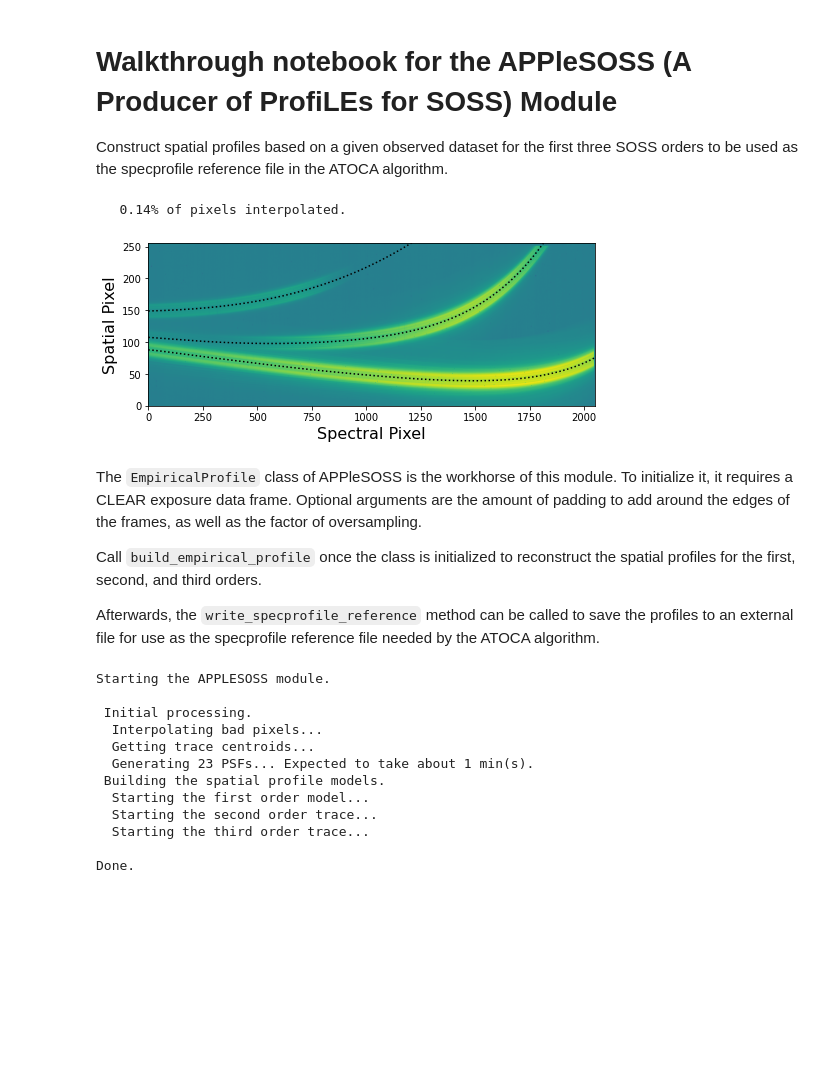
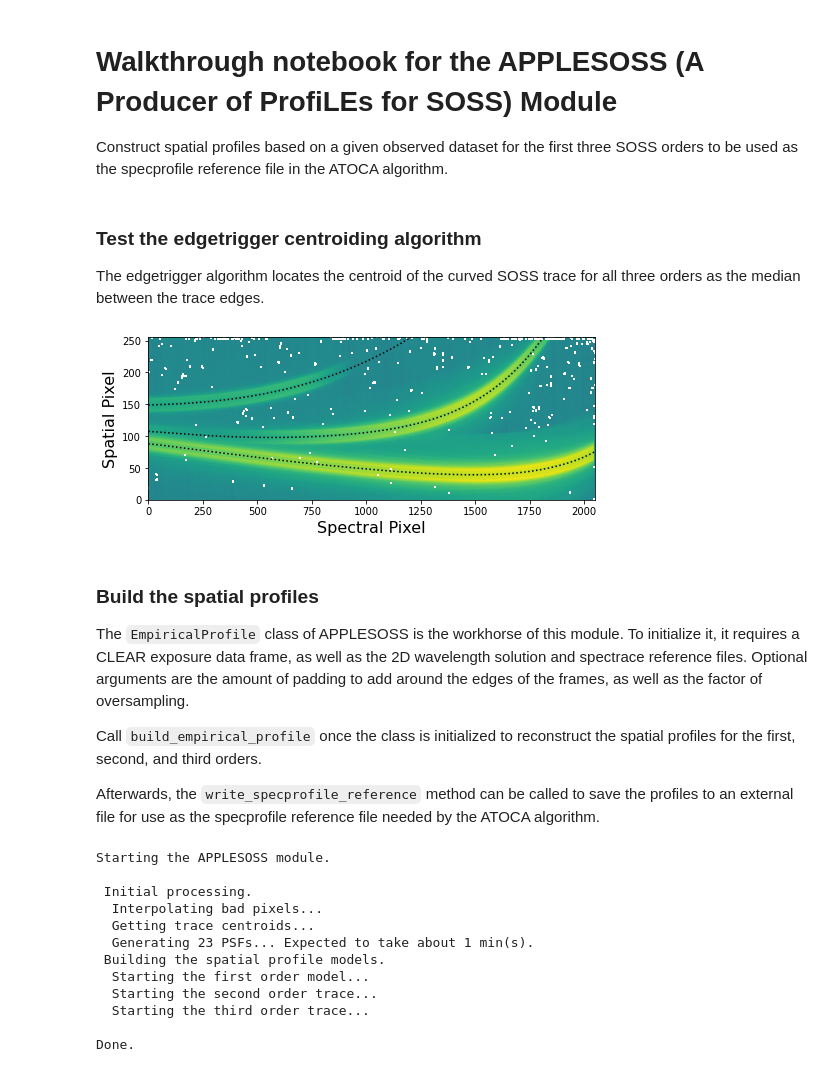
Before and after one commit to radicamc/applesoss, a Jupyter notebook: applesoss_demo.ipynb, the cells around one changed output. Saved outputs shown, nothing was run; the diff lists cells and outputs as text; code cells hidden in the pictures; blank space fills up the shorter version.

Commit message:
minor cleanup and add demo notebook

````diff
--- a/applesoss_demo.ipynb
+++ b/applesoss_demo.ipynb
@@ -1,5 +1,5 @@
 # %% [markdown]
-# Walkthrough notebook for the APPleSOSS (A Producer of ProfiLEs for SOSS) Module
+# Walkthrough notebook for the APPLESOSS (A Producer of ProfiLEs for SOSS) Module
 Construct spatial profiles based on a given observed dataset for the first three SOSS orders to be used as the specprofile reference file in the ATOCA algorithm.
 # %%
 from astropy.io import fits
@@ -14,38 +11,38 @@ from APPLESOSS.applesoss_utils import replace_badpix
+# %% [markdown]
+### Test the edgetrigger centroiding algorithm
+
+The edgetrigger algorithm locates the centroid of the curved SOSS trace for all three orders as the median between the trace edges.
 # %%
 # Open a simulated data set.
 clear = fits.getdata('APPLESOSS/Ref_files/simulated_data.fits', 0)
+spectrace = 'APPLESOSS/Ref_files/jwst_niriss_spectrace_0023.fits'
 
 # Add a floor level so that all pixels are positive.
 floor = np.nanpercentile(clear, 0.1)
 clear -= floor
-
-# Replace bad pixels.
-clear = replace_badpix(clear, verbose=2)
-clear += floor
-# %% [output]
-   0.14% of pixels interpolated.
 # %%
 # Get the trace centroids for all three orders.
-cen = get_soss_centroids(clear, subarray='SUBSTRIP256')
+cen = get_soss_centroids(clear, spectrace, subarray='SUBSTRIP256')
 
 # Plot the data frames
 fig = plt.figure(figsize=(8, 3), facecolor='white')
 plt.imshow(np.log10(clear), origin='lower', aspect='auto')
 plt.plot(cen['order 1']['X centroid'], cen['order 1']['Y centroid'], ls=':', c='black')
 plt.plot(cen['order 2']['X centroid'], cen['order 2']['Y centroid'], ls=':', c='black')
 plt.plot(cen['order 3']['X centroid'], cen['order 3']['Y centroid'], ls=':', c='black')
 
 plt.xlabel('Spectral Pixel', fontsize=16)
 plt.ylabel('Spatial Pixel', fontsize=16)
 plt.ylim(0, 256)
 plt.show()
 
 # Add back the floor level
 clear += floor
 # %% [output]
-[figure, old version]
+[figure, new version]
 # %% [markdown]
-The ```EmpiricalProfile``` class of APPleSOSS is the workhorse of this module. To initialize it, it requires a CLEAR exposure data frame. Optional arguments are the amount of padding to add around the edges of the frames, as well as the factor of oversampling.
+### Build the spatial profiles
+The ```EmpiricalProfile``` class of APPLESOSS is the workhorse of this module. To initialize it, it requires a CLEAR exposure data frame, as well as the 2D wavelength solution and spectrace reference files. Optional arguments are the amount of padding to add around the edges of the frames, as well as the factor of oversampling.
 
 Call ```build_empirical_profile``` once the class is initialized to reconstruct the spatial profiles for the first, second, and third orders.
 
````
Also changed, not shown: parts of 6 cells of this notebook, 2 other files.
